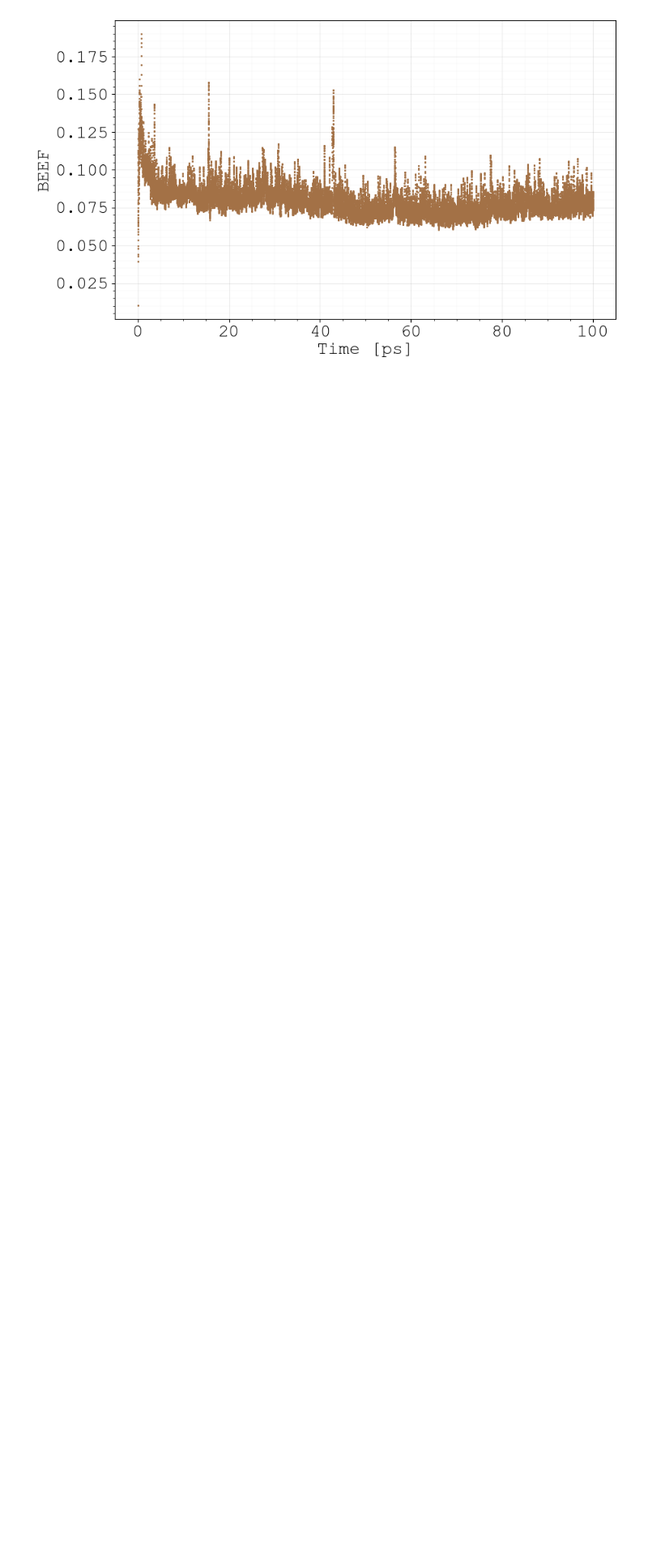
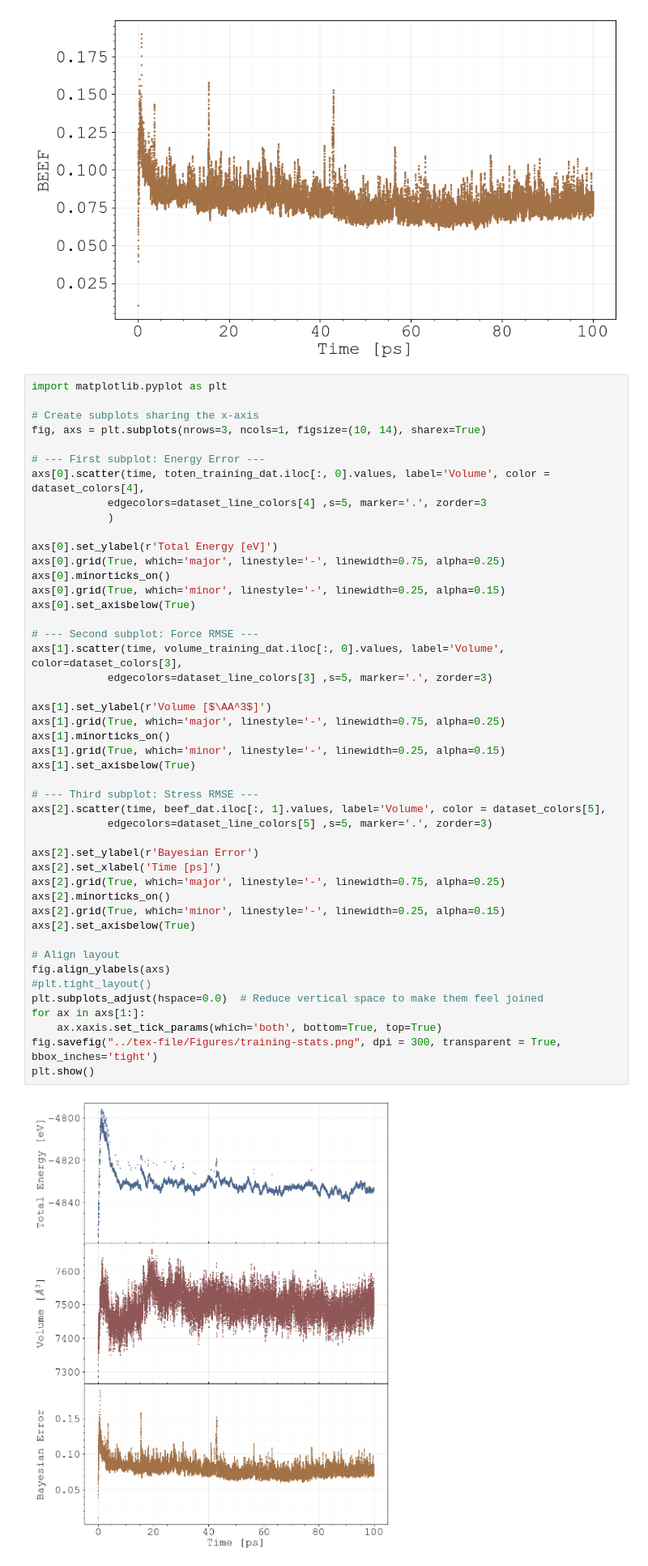
Before and after one commit to quantum-gabo/bachelor-thesis, a Jupyter notebook: notebooks/thesis-figures.ipynb, the cells around one changed output. Shown at 81% size. Cells and saved outputs as stored; diff of their text form; blank space fills up the shorter version.

```diff
--- a/notebooks/thesis-figures.ipynb
+++ b/notebooks/thesis-figures.ipynb
@@ -507,6 +508,54 @@ ax.set_axisbelow(True)
 plt.show()
 # %% [output]
 [figure]
+# %%
+import matplotlib.pyplot as plt
+
+# Create subplots sharing the x-axis
+fig, axs = plt.subplots(nrows=3, ncols=1, figsize=(10, 14), sharex=True)
+
+# --- First subplot: Energy Error ---
+axs[0].scatter(time, toten_training_dat.iloc[:, 0].values, label='Volume', color = dataset_colors[4],
+            edgecolors=dataset_line_colors[4] ,s=5, marker='.', zorder=3
+            )
+
+axs[0].set_ylabel(r'Total Energy [eV]')
+axs[0].grid(True, which='major', linestyle='-', linewidth=0.75, alpha=0.25)
+axs[0].minorticks_on()
+axs[0].grid(True, which='minor', linestyle='-', linewidth=0.25, alpha=0.15)
+axs[0].set_axisbelow(True)
+
+# --- Second subplot: Force RMSE ---
+axs[1].scatter(time, volume_training_dat.iloc[:, 0].values, label='Volume', color=dataset_colors[3],
+            edgecolors=dataset_line_colors[3] ,s=5, marker='.', zorder=3)
+
+axs[1].set_ylabel(r'Volume [$\AA^3$]')
+axs[1].grid(True, which='major', linestyle='-', linewidth=0.75, alpha=0.25)
+axs[1].minorticks_on()
+axs[1].grid(True, which='minor', linestyle='-', linewidth=0.25, alpha=0.15)
+axs[1].set_axisbelow(True)
+
+# --- Third subplot: Stress RMSE ---
+axs[2].scatter(time, beef_dat.iloc[:, 1].values, label='Volume', color = dataset_colors[5],
+            edgecolors=dataset_line_colors[5] ,s=5, marker='.', zorder=3)
+
+axs[2].set_ylabel(r'Bayesian Error')
+axs[2].set_xlabel('Time [ps]')
+axs[2].grid(True, which='major', linestyle='-', linewidth=0.75, alpha=0.25)
+axs[2].minorticks_on()
+axs[2].grid(True, which='minor', linestyle='-', linewidth=0.25, alpha=0.15)
+axs[2].set_axisbelow(True)
+
+# Align layout
+fig.align_ylabels(axs)
+#plt.tight_layout()
+plt.subplots_adjust(hspace=0.0)  # Reduce vertical space to make them feel joined
+for ax in axs[1:]:
+    ax.xaxis.set_tick_params(which='both', bottom=True, top=True)
+fig.savefig("../tex-file/Figures/training-stats.png", dpi = 300, transparent = True, bbox_inches='tight')
+plt.show()
+# %% [output]
+[figure, added]
 # %% [markdown]
 <div class="header" style="text-align: center; margin-top: 20px; margin-bottom: 20px; font-family: Arial, sans-serif;">
     <h2>MLFF Prediction Phase Analysis</h2>
```
Also changed, not shown: parts of 3 cells of this notebook, 11 other files.
